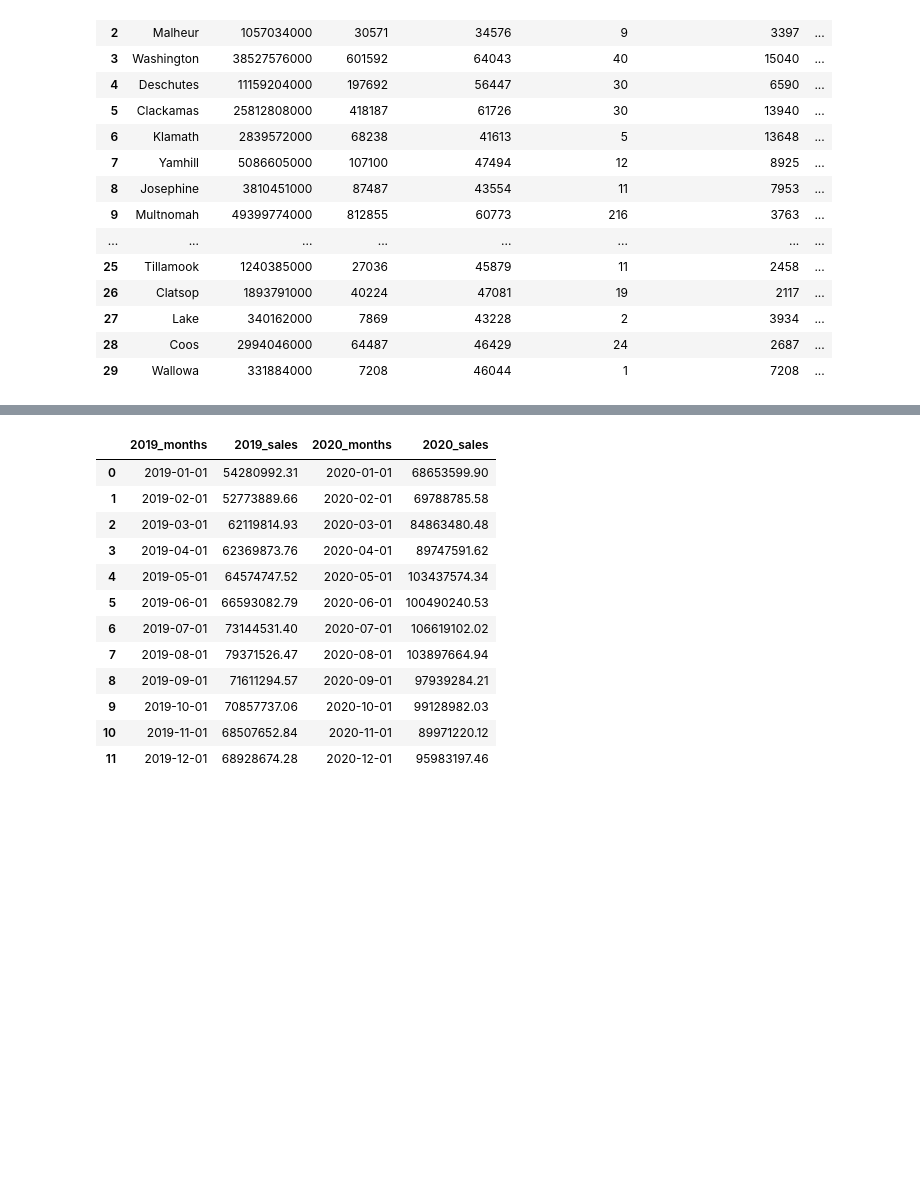
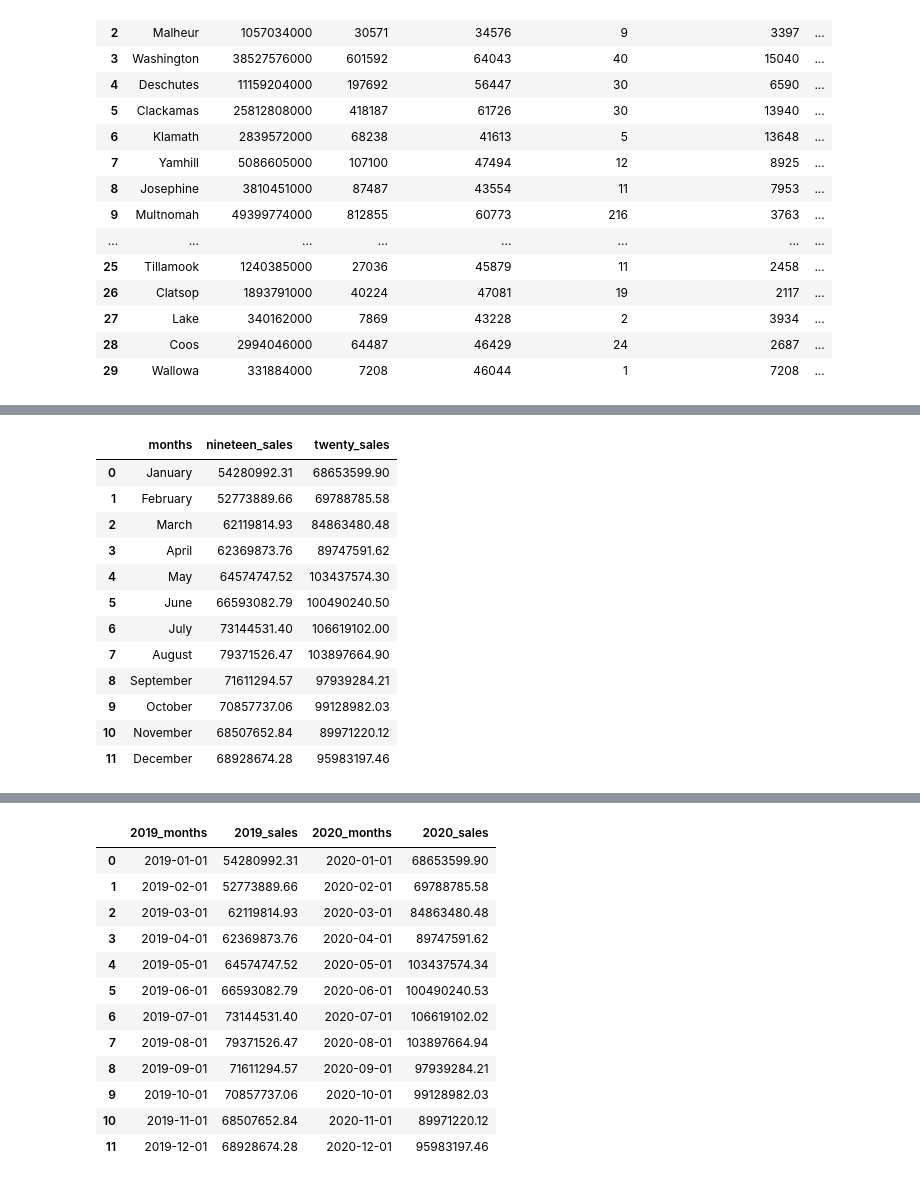
Before and after one commit to theesacker/Cannabis-Opportunity-Analysis, a Jupyter notebook: python/leos-copy-of-Tysons_notebook.ipynb, the cells around one changed output, grey strips where cells are left out. Saved outputs shown, nothing was run; the diff lists cells and outputs as text; code cells hidden in the pictures; blank space fills up the shorter version.

```diff
--- a/python/leos-copy-of-Tysons_notebook.ipynb
+++ b/python/leos-copy-of-Tysons_notebook.ipynb
@@ -268,4 +292,21 @@ conn.execute("""
 <sqlalchemy.engine.result.ResultProxy at 0x...>
+# %%
+yoy_sales.rename(columns={"2019_sales":"nineteen_sales", "2020_sales":"twenty_sales"}, inplace=True)
+yoy_sales
+# %% [output]
+|  | months | nineteen_sales | twenty_sales |
+| 0 | January | 54280992.31 | 68653599.90 |
+| 1 | February | 52773889.66 | 69788785.58 |
+| 2 | March | 62119814.93 | 84863480.48 |
+| 3 | April | 62369873.76 | 89747591.62 |
+| 4 | May | 64574747.52 | 103437574.30 |
+| 5 | June | 66593082.79 | 100490240.50 |
+| 6 | July | 73144531.40 | 106619102.00 |
+| 7 | August | 79371526.47 | 103897664.90 |
+| 8 | September | 71611294.57 | 97939284.21 |
+| 9 | October | 70857737.06 | 99128982.03 |
+| 10 | November | 68507652.84 | 89971220.12 |
+| 11 | December | 68928674.28 | 95983197.46 |
 # %%
 yoy_sales.to_sql("sales_yoy", conn, if_exists="append", index=False)
 # %% [output]
```
Also changed, not shown: parts of 3 cells of this notebook, 1 other file.
